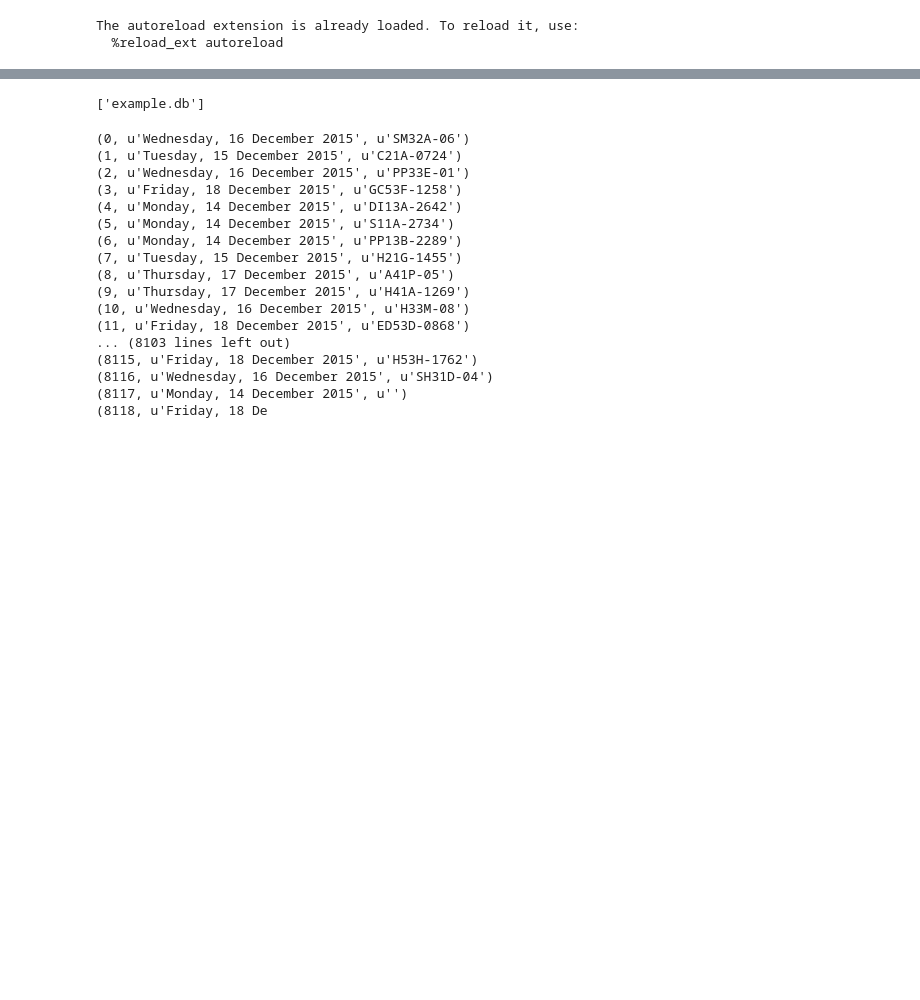
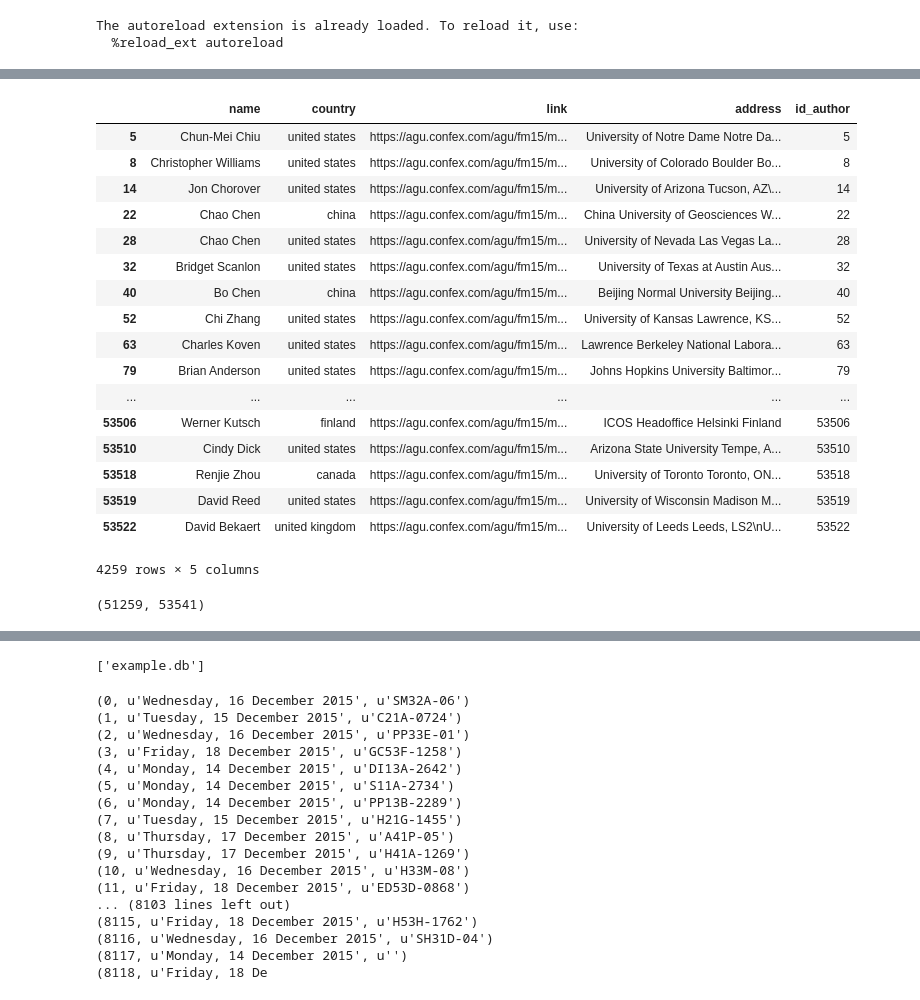
Before and after one commit to cthorey/geocolab, a Jupyter notebook: notebooks/database.ipynb, the cells around one changed output, grey strips where cells are left out. Saved outputs shown, nothing was run; the diff lists cells and outputs as text; code cells hidden in the pictures; blank space fills up the shorter version.

```diff
--- a/notebooks/database.ipynb
+++ b/notebooks/database.ipynb
@@ -31,3 +26,10 @@ df = pd.DataFrame(dftmp,columns=['date','tag'])
 import sqlite3
 conn = sqlite3.connect(os.path.join(database_path,'example.db'))
 c = conn.cursor()
+# %%
+authors = get_all_contrib('../data/data_agu2015')
+# %%
+keys = [f for f in authors[0].__dict__.keys() if f not in ['session','papers','tag_sections']]
+df_authors = pd.DataFrame([[getattr(author, key) for key in keys] for author in authors],columns = keys)
+df_authors['id_author'] = df_authors.index
+df_authors.to_sql('authors',con=conn,flavor='sqlite',if_exists='replace',index_label='id')
@@ -33,0 +79,25 @@ c = conn.cursor()
+# %%
+df_authors[df_authors.duplicated('name',keep=False)]
+# %% [output]
+|  | name | country | link | address | id_author |
+| 5 | Chun-Mei Chiu | united states | https://agu.confex.com/agu/fm15/m... | University of Notre Dame Notre Da... | 5 |
+| 8 | Christopher Williams | united states | https://agu.confex.com/agu/fm15/m... | University of Colorado Boulder Bo... | 8 |
+| 14 | Jon Chorover | united states | https://agu.confex.com/agu/fm15/m... | University of Arizona Tucson, AZ\... | 14 |
+| 22 | Chao Chen | china | https://agu.confex.com/agu/fm15/m... | China University of Geosciences W... | 22 |
+| 28 | Chao Chen | united states | https://agu.confex.com/agu/fm15/m... | University of Nevada Las Vegas La... | 28 |
+| 32 | Bridget Scanlon | united states | https://agu.confex.com/agu/fm15/m... | University of Texas at Austin Aus... | 32 |
+| 40 | Bo Chen | china | https://agu.confex.com/agu/fm15/m... | Beijing Normal University Beijing... | 40 |
+| 52 | Chi Zhang | united states | https://agu.confex.com/agu/fm15/m... | University of Kansas Lawrence, KS... | 52 |
+| 63 | Charles Koven | united states | https://agu.confex.com/agu/fm15/m... | Lawrence Berkeley National Labora... | 63 |
+| 79 | Brian Anderson | united states | https://agu.confex.com/agu/fm15/m... | Johns Hopkins University Baltimor... | 79 |
+| ... | ... | ... | ... | ... | ... |
+| 53506 | Werner Kutsch | finland | https://agu.confex.com/agu/fm15/m... | ICOS Headoffice Helsinki Finland | 53506 |
+| 53510 | Cindy Dick | united states | https://agu.confex.com/agu/fm15/m... | Arizona State University Tempe, A... | 53510 |
+| 53518 | Renjie Zhou | canada | https://agu.confex.com/agu/fm15/m... | University of Toronto Toronto, ON... | 53518 |
+| 53519 | David Reed | united states | https://agu.confex.com/agu/fm15/m... | University of Wisconsin Madison M... | 53519 |
+| 53522 | David Bekaert | united kingdom | https://agu.confex.com/agu/fm15/m... | University of Leeds Leeds, LS2\nU... | 53522 |
+4259 rows × 5 columns
+# %%
+len(set(df_authors.name)),len(df_authors)
+# %% [output]
+(51259, 53541)
```
Also changed, not shown: parts of 21 cells of this notebook, 12 other files.
